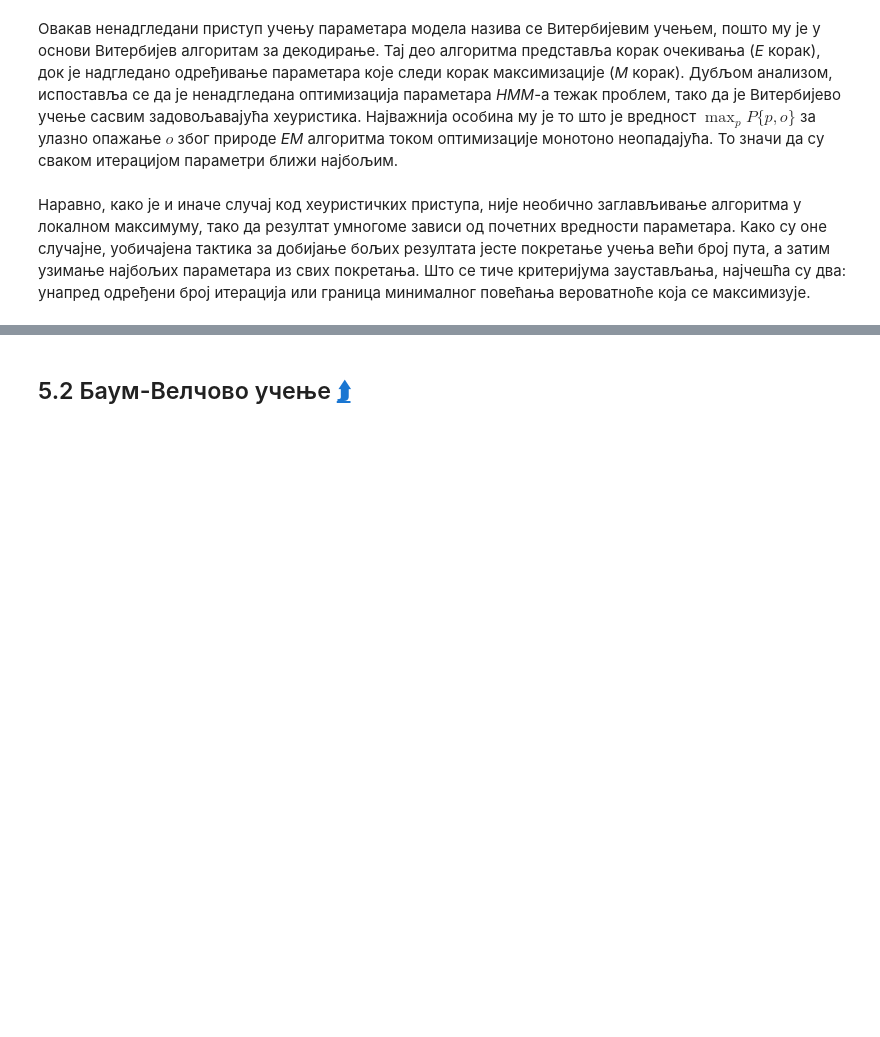
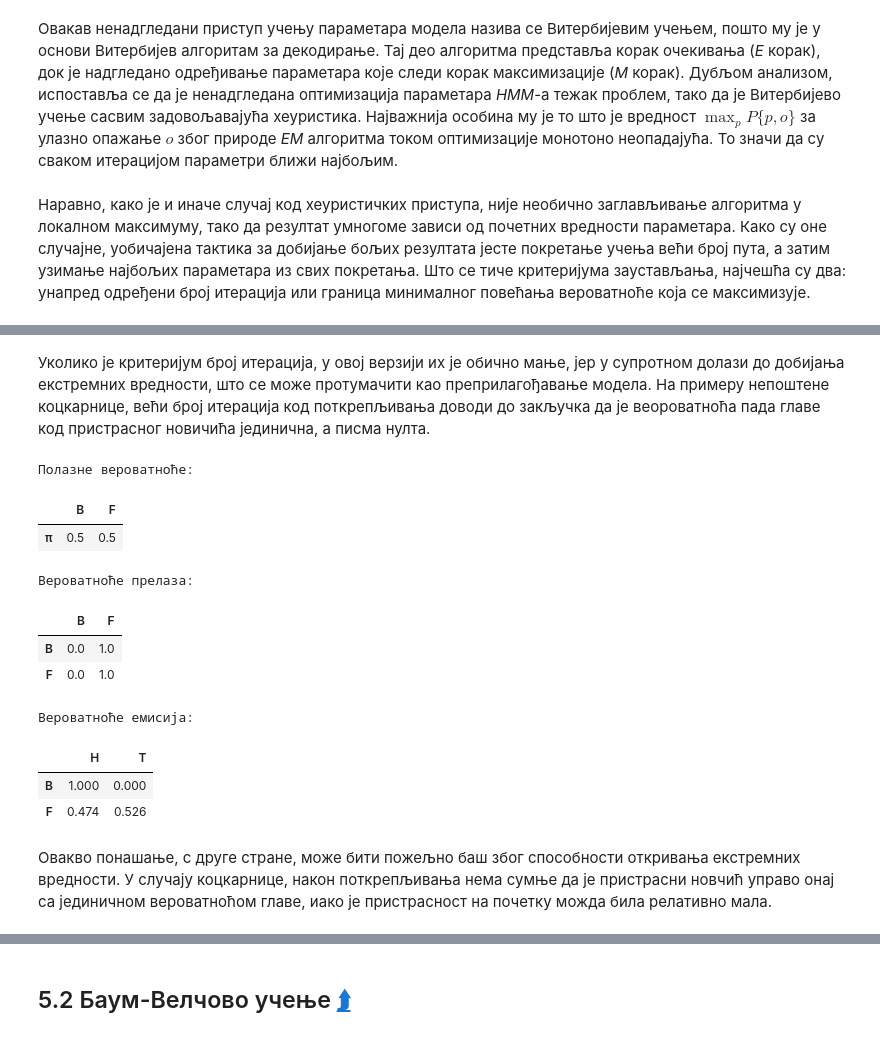
Before and after one commit to matfija/HMM-u-bioinformatici, a Jupyter notebook: lekcija/HMM-u-bioinformatici.ipynb, the cells around one changed output, grey strips where cells are left out. Drawn from its saved outputs; the diff is of its cells as text; code cells hidden in the pictures; blank space fills up the shorter version.

```diff
--- a/lekcija/HMM-u-bioinformatici.ipynb
+++ b/lekcija/HMM-u-bioinformatici.ipynb
@@ -4994,8 +4951,0 @@ def params(p, o, x=None, y=None):
-# %%
-# Надгледано одређивање модела
-def nadgledani_model(p, o, x=None, y=None, pi=None):
-    # Надгледано одређивање параметара
-    a, b = params(p, o, x, y)
-
-    # Конструкција модела према параметрима
-    return HMM(a, b, pi)
@@ -5053,0 +4994,8 @@ prikazi(rosalind)
+# %%
+# Надгледано одређивање модела
+def nadgledani_model(p, o, x=None, y=None, pi=None):
+    # Надгледано одређивање параметара
+    a, b = nadgledani_params(p, o, x, y)
+
+    # Конструкција модела према параметрима
+    return HMM(a, b, pi)
@@ -5108,0 +5185,22 @@ prikazi(kockarnica2)
+# %% [markdown]
+Уколико је критеријум број итерација, у овој верзији их је обично мање, јер у супротном долази до добијања екстремних вредности, што се може протумачити као преприлагођавање модела. На примеру непоштене коцкарнице, већи број итерација код поткрепљивања доводи до закључка да је веороватноћа пада главе код пристрасног новичића јединична, а писма нулта.
+# %%
+# Нова коцкарница према примеру
+viterbi_potkrepljivanje(kockarnica2, o_knjiga)
+
+# Леп приказ модела
+prikazi(kockarnica2)
+# %% [output]
+Полазне вероватноће:
+|  | B | F |
+| π | 0.5 | 0.5 |
+Вероватноће прелаза:
+|  | B | F |
+| B | 0.0 | 1.0 |
+| F | 0.0 | 1.0 |
+Вероватноће емисија:
+|  | H | T |
+| B | 1.000 | 0.000 |
+| F | 0.474 | 0.526 |
+# %% [markdown]
+Овакво понашање, с друге стране, може бити пожељно баш због способности откривања екстремних вредности. У случају коцкарнице, након поткрепљивања нема сумње да је пристрасни новчић управо онај са јединичном вероватноћом главе, иако је пристрасност на почетку можда била релативно мала.
```
Also changed, not shown: parts of 17 cells of this notebook, 4 other files.
